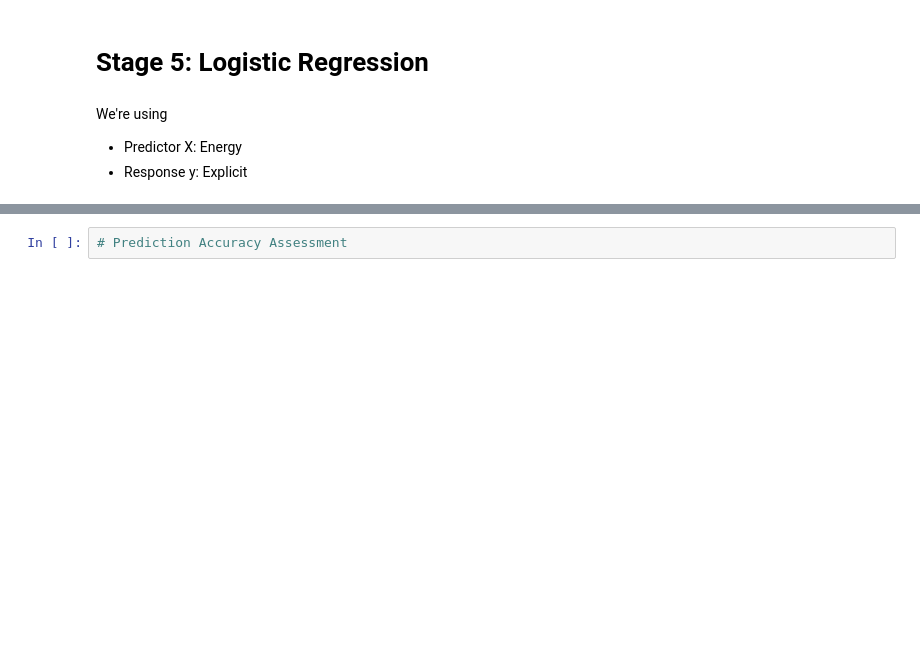
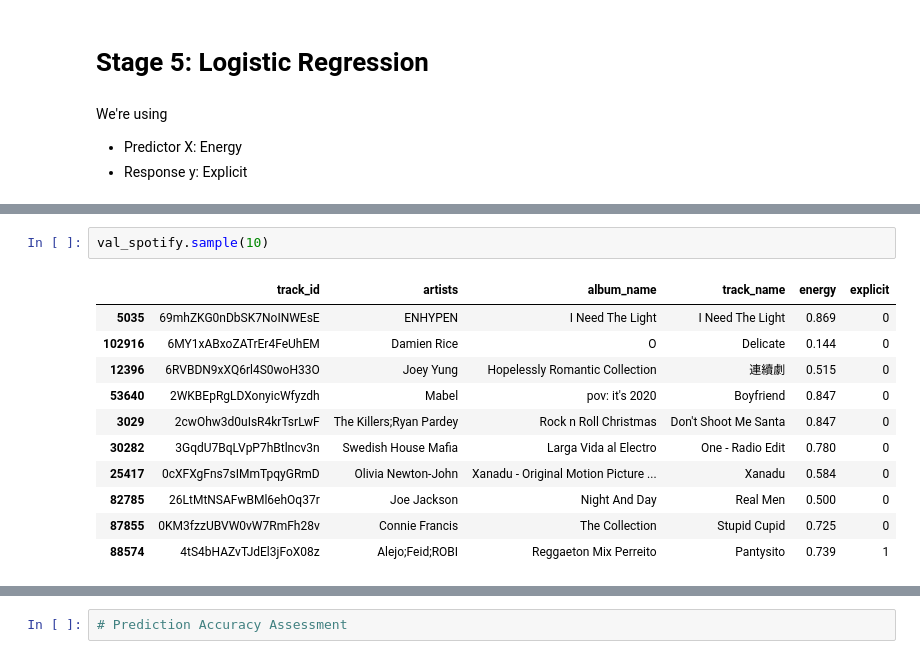
Before and after one commit to rghosh1353/spotify_genre_proj, a Jupyter notebook: Check_in_3_LogisticRegression.ipynb, the cells around one changed output, grey strips where cells are left out. Cells and saved outputs as stored; diff of their text form; blank space fills up the shorter version.

```diff
--- a/Check_in_3_LogisticRegression.ipynb
+++ b/Check_in_3_LogisticRegression.ipynb
@@ -87,0 +74,14 @@ explicit_tracks.sample(5)  # Randomly sample 5 rows
+# %%
+val_spotify.sample(10)
+# %% [output]
+|  | track_id | artists | album_name | track_name | energy | explicit |
+| 5035 | 69mhZKG0nDbSK7NoINWEsE | ENHYPEN | I Need The Light | I Need The Light | 0.869 | 0 |
+| 102916 | 6MY1xABxoZATrEr4FeUhEM | Damien Rice | O | Delicate | 0.144 | 0 |
+| 12396 | 6RVBDN9xXQ6rl4S0woH33O | Joey Yung | Hopelessly Romantic Collection | 連續劇 | 0.515 | 0 |
+| 53640 | 2WKBEpRgLDXonyicWfyzdh | Mabel | pov: it's 2020 | Boyfriend | 0.847 | 0 |
+| 3029 | 2cwOhw3d0uIsR4krTsrLwF | The Killers;Ryan Pardey | Rock n Roll Christmas | Don't Shoot Me Santa | 0.847 | 0 |
+| 30282 | 3GqdU7BqLVpP7hBtlncv3n | Swedish House Mafia | Larga Vida al Electro | One - Radio Edit | 0.780 | 0 |
+| 25417 | 0cXFXgFns7sIMmTpqyGRmD | Olivia Newton-John | Xanadu - Original Motion Picture ... | Xanadu | 0.584 | 0 |
+| 82785 | 26LtMtNSAFwBMl6ehOq37r | Joe Jackson | Night And Day | Real Men | 0.500 | 0 |
+| 87855 | 0KM3fzzUBVW0vW7RmFh28v | Connie Francis | The Collection | Stupid Cupid | 0.725 | 0 |
+| 88574 | 4tS4bHAZvTJdEl3jFoX08z | Alejo;Feid;ROBI | Reggaeton Mix Perreito | Pantysito | 0.739 | 1 |
```
Also changed, not shown: parts of 10 cells of this notebook.
